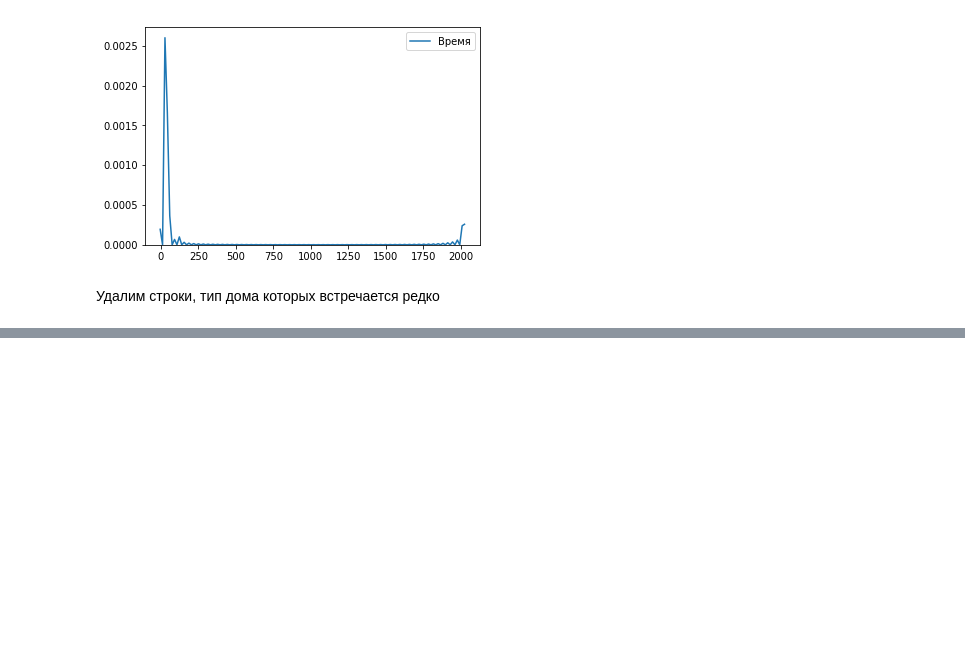
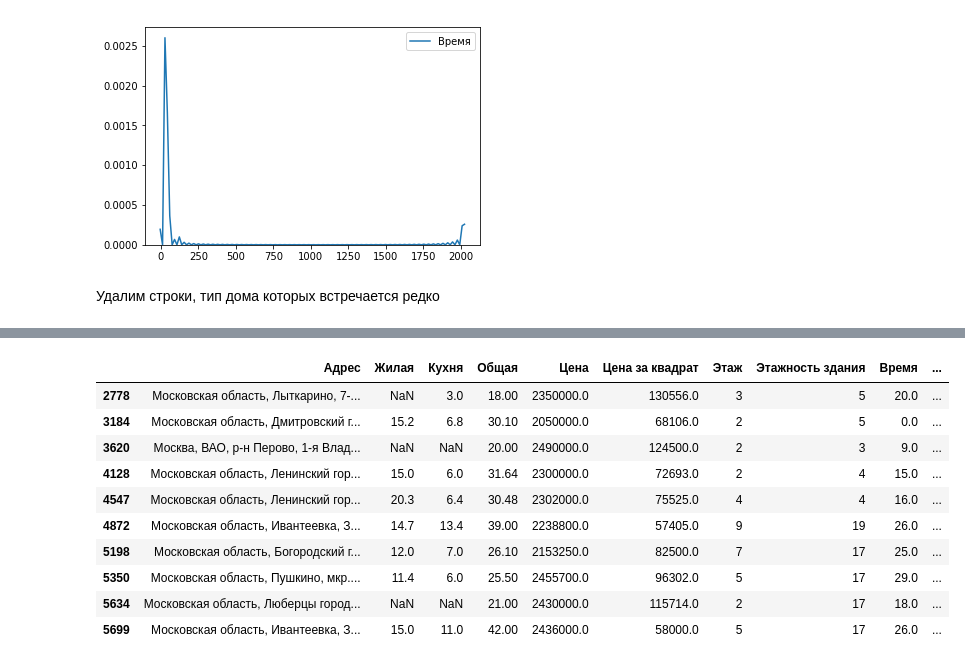
Before and after one commit to Afsent/cian-pars, a Jupyter notebook: preprocessing.ipynb, the cells around one changed output, grey strips where cells are left out. Saved outputs shown, nothing was run; the diff lists cells and outputs as text; code cells hidden in the pictures; blank space fills up the shorter version.

```diff
--- a/preprocessing.ipynb
+++ b/preprocessing.ipynb
@@ -173,0 +185,14 @@ memory usage: 449.2+ KB
+# %%
+df[df['Цена'] < 2.5*10**6]
+# %% [output]
+|  | Адрес | Жилая | Кухня | Общая | Цена | Цена за квадрат | Этаж | Этажность здания | Время | ... |
+| 2778 | Московская область, Лыткарино, 7-... | NaN | 3.0 | 18.00 | 2350000.0 | 130556.0 | 3 | 5 | 20.0 | ... |
+| 3184 | Московская область, Дмитровский г... | 15.2 | 6.8 | 30.10 | 2050000.0 | 68106.0 | 2 | 5 | 0.0 | ... |
+| 3620 | Москва, ВАО, р-н Перово, 1-я Влад... | NaN | NaN | 20.00 | 2490000.0 | 124500.0 | 2 | 3 | 9.0 | ... |
+| 4128 | Московская область, Ленинский гор... | 15.0 | 6.0 | 31.64 | 2300000.0 | 72693.0 | 2 | 4 | 15.0 | ... |
+| 4547 | Московская область, Ленинский гор... | 20.3 | 6.4 | 30.48 | 2302000.0 | 75525.0 | 4 | 4 | 16.0 | ... |
+| 4872 | Московская область, Ивантеевка, З... | 14.7 | 13.4 | 39.00 | 2238800.0 | 57405.0 | 9 | 19 | 26.0 | ... |
+| 5198 | Московская область, Богородский г... | 12.0 | 7.0 | 26.10 | 2153250.0 | 82500.0 | 7 | 17 | 25.0 | ... |
+| 5350 | Московская область, Пушкино, мкр.... | 11.4 | 6.0 | 25.50 | 2455700.0 | 96302.0 | 5 | 17 | 29.0 | ... |
+| 5634 | Московская область, Люберцы город... | NaN | NaN | 21.00 | 2430000.0 | 115714.0 | 2 | 17 | 18.0 | ... |
+| 5699 | Московская область, Ивантеевка, З... | 15.0 | 11.0 | 42.00 | 2436000.0 | 58000.0 | 5 | 17 | 26.0 | ... |
```
Also changed, not shown: parts of 6 cells of this notebook.
